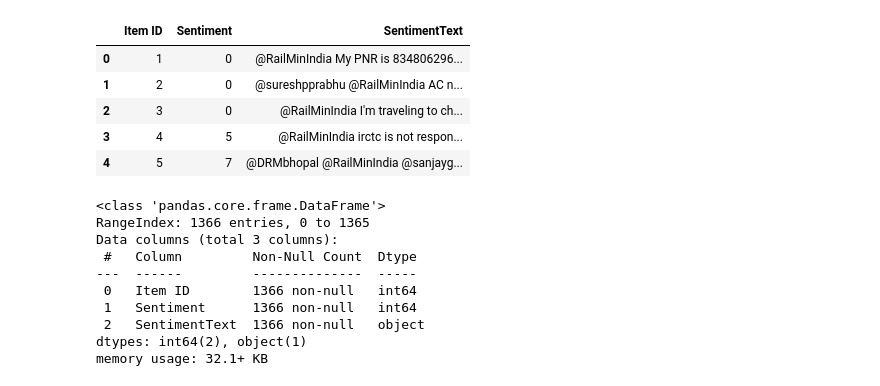
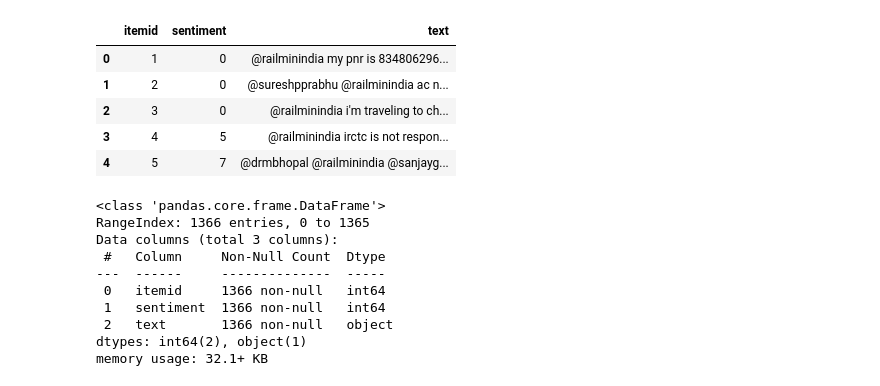
Before and after one commit to sanketmishra009/aiml, a Jupyter notebook: projects/railway-twitter/analysis.ipynb, the cells around one changed output. Drawn from its saved outputs; the diff is of its cells as text; code cells hidden in the pictures.

```diff
--- a/projects/railway-twitter/analysis.ipynb
+++ b/projects/railway-twitter/analysis.ipynb
@@ -15,30 +15,33 @@ mpl.rcParams['axes.prop_cycle'] = plt.cycler(color=['blue'])
 # %%
 #get encoding of the data:
 import chardet
 
-with open('./train.csv' , 'rb') as f:
+with open('./data/train.csv' , 'rb') as f:
     result = chardet.detect(f.read(100000))
     # print(result)
 
-df = pd.read_csv('./train.csv' , encoding = result['encoding'])
+df = pd.read_csv('./data/train.csv' , encoding = result['encoding'])
+df.columns = ['itemid' , 'sentiment' , 'text']
+#lower the tweets:
+df['text'] = df['text'].str.lower()
 df.head()
 # %% [output]
-|  | Item ID | Sentiment | SentimentText |
-| 0 | 1 | 0 | @RailMinIndia My PNR is 834806296... |
-| 1 | 2 | 0 | @sureshpprabhu @RailMinIndia AC n... |
-| 2 | 3 | 0 | @RailMinIndia I'm traveling to ch... |
-| 3 | 4 | 5 | @RailMinIndia irctc is not respon... |
-| 4 | 5 | 7 | @DRMbhopal @RailMinIndia @sanjayg... |
+|  | itemid | sentiment | text |
+| 0 | 1 | 0 | @railminindia my pnr is 834806296... |
+| 1 | 2 | 0 | @sureshpprabhu @railminindia ac n... |
+| 2 | 3 | 0 | @railminindia i'm traveling to ch... |
+| 3 | 4 | 5 | @railminindia irctc is not respon... |
+| 4 | 5 | 7 | @drmbhopal @railminindia @sanjayg... |
 # %%
 df.info()
 # %% [output]
 <class 'pandas.core.frame.DataFrame'>
 RangeIndex: 1366 entries, 0 to 1365
 Data columns (total 3 columns):
- #   Column         Non-Null Count  Dtype
----  ------         --------------  -----
- 0   Item ID        1366 non-null   int64
- 1   Sentiment      1366 non-null   int64
- 2   SentimentText  1366 non-null   object
+ #   Column     Non-Null Count  Dtype
+---  ------     --------------  -----
+ 0   itemid     1366 non-null   int64
+ 1   sentiment  1366 non-null   int64
+ 2   text       1366 non-null   object
 dtypes: int64(2), object(1)
 memory usage: 32.1+ KB
```
Also changed, not shown: parts of 23 cells of this notebook, 8 other files.
